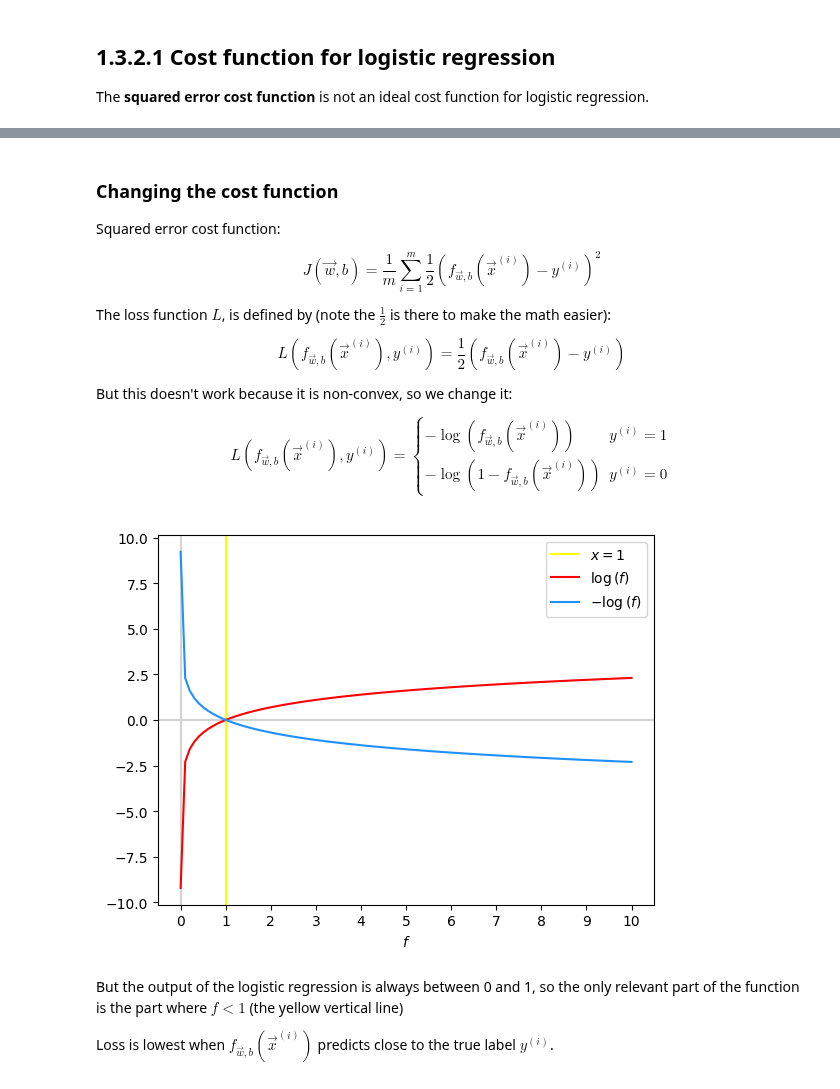
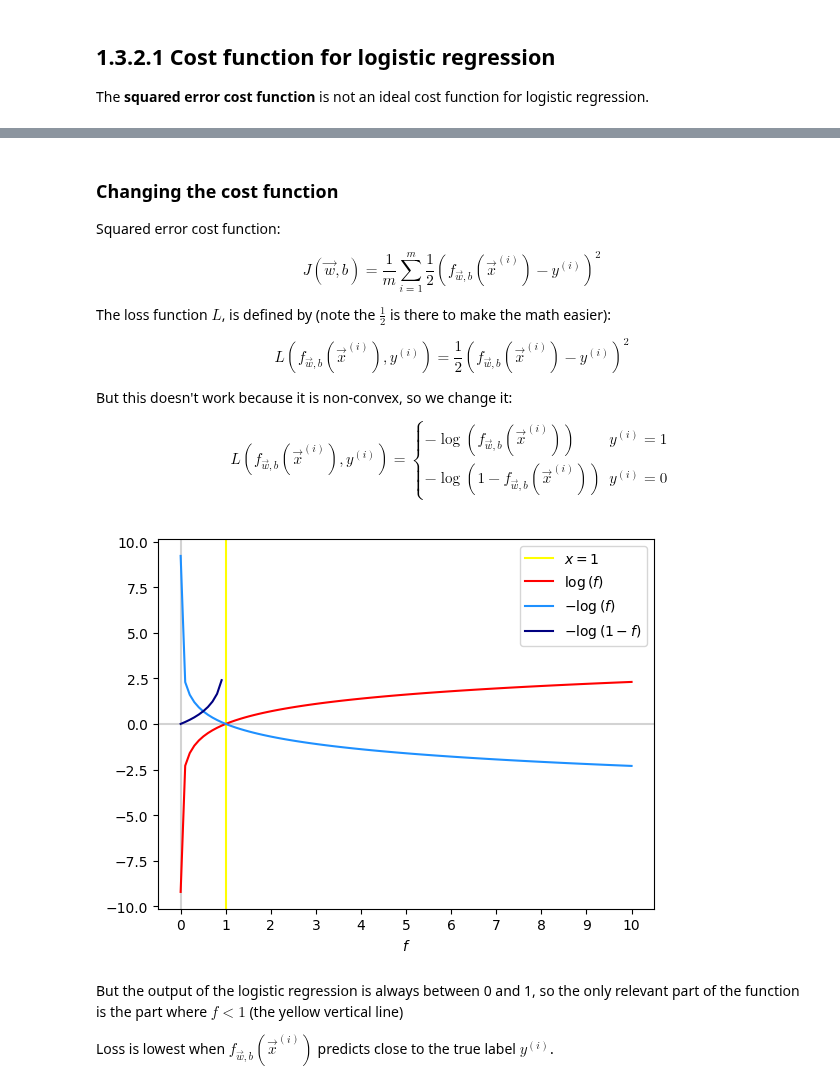
Before and after one commit to PaulToronto/Stanford-Andrew-Ng-Machine-Learning-Specialization, a Jupyter notebook: 1_3_2_Cost_function_for_logistic_Regression.ipynb, the cells around one changed output, grey strips where cells are left out. Cells and saved outputs as stored; diff of their text form; code cells hidden in the pictures.

```diff
--- a/1_3_2_Cost_function_for_logistic_Regression.ipynb
+++ b/1_3_2_Cost_function_for_logistic_Regression.ipynb
@@ -59,7 +61,7 @@ $$
 The loss function $L$, is defined by (note the $\frac{1}{2}$ is there to make the math easier):
 
 $$
-L\left(f_{\vec{w},b}\left(\vec{x}^{(i)}\right), y^{(i)}\right) = \frac{1}{2}\left(f_{\vec{w},b}\left(\vec{x}^{(i)}\right) - y^{(i)}\right)
+L\left(f_{\vec{w},b}\left(\vec{x}^{(i)}\right), y^{(i)}\right) = \frac{1}{2}\left(f_{\vec{w},b}\left(\vec{x}^{(i)}\right) - y^{(i)}\right)^{2}
 $$
 
 But this doesn't work because it is non-convex, so we change it:
@@ -73,20 +75,21 @@ $$
 # %%
 f = np.linspace(0.0001, 10, 100)
 
 plt.axhline(0, c='lightgray')
 plt.axvline(0, c='lightgray')
 plt.axvline(1, c='yellow', label='$x = 1$')
 
 plt.plot(f, np.log(f), c='red', label='$\log{(f)}$')
 plt.plot(f, -np.log(f), c='dodgerblue', label='$-\log{(f)}$')
+plt.plot(f, -np.log(1 - f), c='navy', label='$-\log{(1 - f)}$')
 plt.xlabel('$f$')
 plt.xticks([0, 1, 2, 3, 4, 5, 6, 7, 8, 9, 10])
 plt.xlabel('$f$')
 
 plt.legend()
 plt.show()
 # %% [output]
-[figure, old version]
+[figure, new version]
 # %% [markdown]
 But the output of the logistic regression is always between 0 and 1, so the only relevant part of the function is the part where $f < 1$ (the yellow vertical line)
 
```
Also changed, not shown: parts of 1 cell of this notebook.
